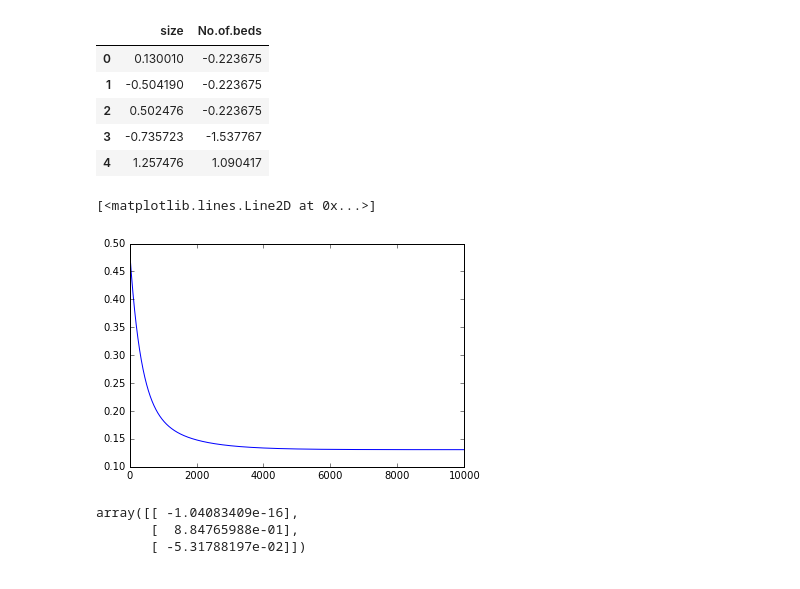
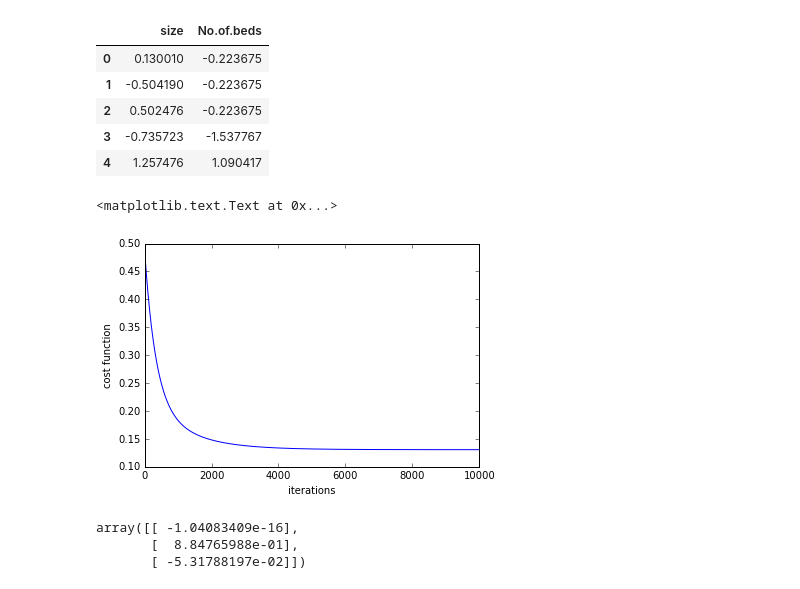
Before and after one commit to lbz320/Machine_learning_coursera, a Jupyter notebook: Week2/machine-learning-ex1/Multi-Var_linear_regression.ipynb, the cells around one changed output. Drawn from its saved outputs; the diff is of its cells as text; code cells hidden in the pictures.

```diff
--- a/Week2/machine-learning-ex1/Multi-Var_linear_regression.ipynb
+++ b/Week2/machine-learning-ex1/Multi-Var_linear_regression.ipynb
@@ -69,9 +69,11 @@ for i in range(n_iter):
 # %%
 import matplotlib.pyplot as plt
 %matplotlib inline
 plt.plot(J)
+plt.xlabel("iterations")
+plt.ylabel("cost function")
 # %% [output]
-[<matplotlib.lines.Line2D at 0x...>]
+<matplotlib.text.Text at 0x...>
-[figure, old version]
+[figure, new version]
 # %%
 # normal equation
```
Also changed, not shown: parts of 9 cells of this notebook.
